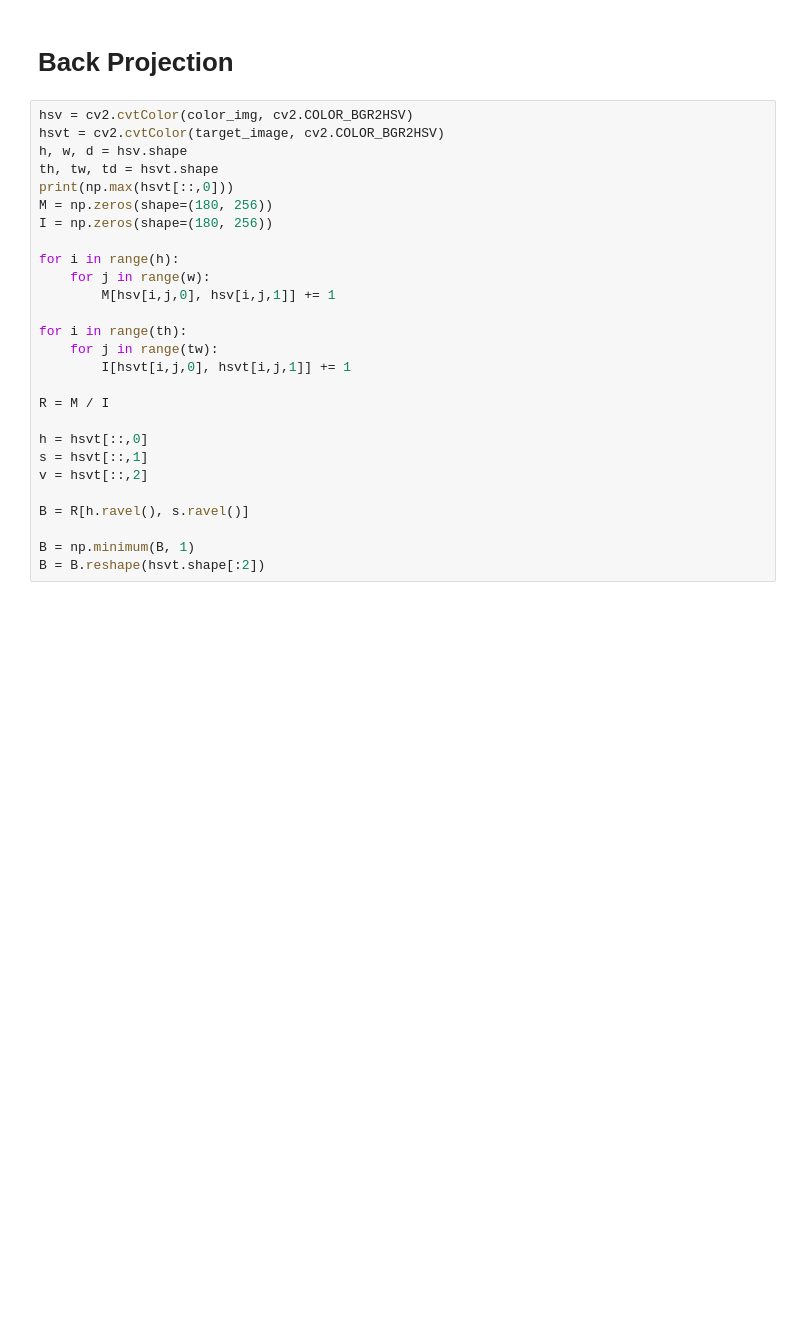
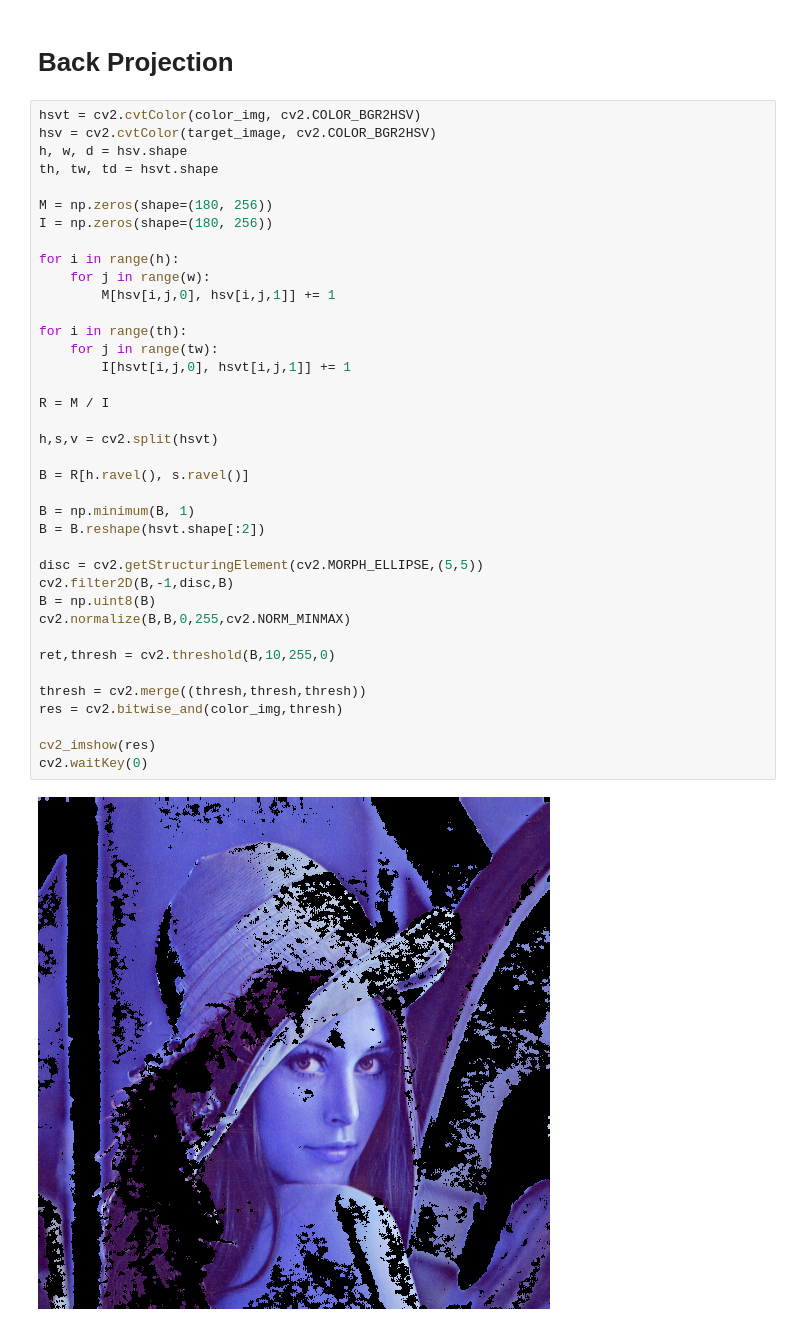
Before and after one commit to JHBaek0306/ImageProcess, a Jupyter notebook: Histogram.ipynb, the cells around one changed output. Saved outputs shown, nothing was run; the diff lists cells and outputs as text; blank space fills up the shorter version.

```diff
--- a/Histogram.ipynb
+++ b/Histogram.ipynb
@@ -141,30 +163,42 @@ plt.show()
 # %% [markdown]
 # Back Projection
 # %%
-hsv = cv2.cvtColor(color_img, cv2.COLOR_BGR2HSV)
-hsvt = cv2.cvtColor(target_image, cv2.COLOR_BGR2HSV)
+hsvt = cv2.cvtColor(color_img, cv2.COLOR_BGR2HSV)
+hsv = cv2.cvtColor(target_image, cv2.COLOR_BGR2HSV)
 h, w, d = hsv.shape
 th, tw, td = hsvt.shape
-print(np.max(hsvt[::,0]))
+
 M = np.zeros(shape=(180, 256))
 I = np.zeros(shape=(180, 256))
 
 for i in range(h):
     for j in range(w):
         M[hsv[i,j,0], hsv[i,j,1]] += 1
 
 for i in range(th):
     for j in range(tw):
         I[hsvt[i,j,0], hsvt[i,j,1]] += 1
 
 R = M / I
 
-h = hsvt[::,0]
-s = hsvt[::,1]
-v = hsvt[::,2]
+h,s,v = cv2.split(hsvt)
 
 B = R[h.ravel(), s.ravel()]
 
 B = np.minimum(B, 1)
 B = B.reshape(hsvt.shape[:2])
+
+disc = cv2.getStructuringElement(cv2.MORPH_ELLIPSE,(5,5))
+cv2.filter2D(B,-1,disc,B)
+B = np.uint8(B)
+cv2.normalize(B,B,0,255,cv2.NORM_MINMAX)
+
+ret,thresh = cv2.threshold(B,10,255,0)
+
+thresh = cv2.merge((thresh,thresh,thresh))
+res = cv2.bitwise_and(color_img,thresh)
+
+cv2_imshow(res)
+cv2.waitKey(0)
 # %% [output]
+[figure, added]
```
Also changed, not shown: parts of 2 cells of this notebook.
